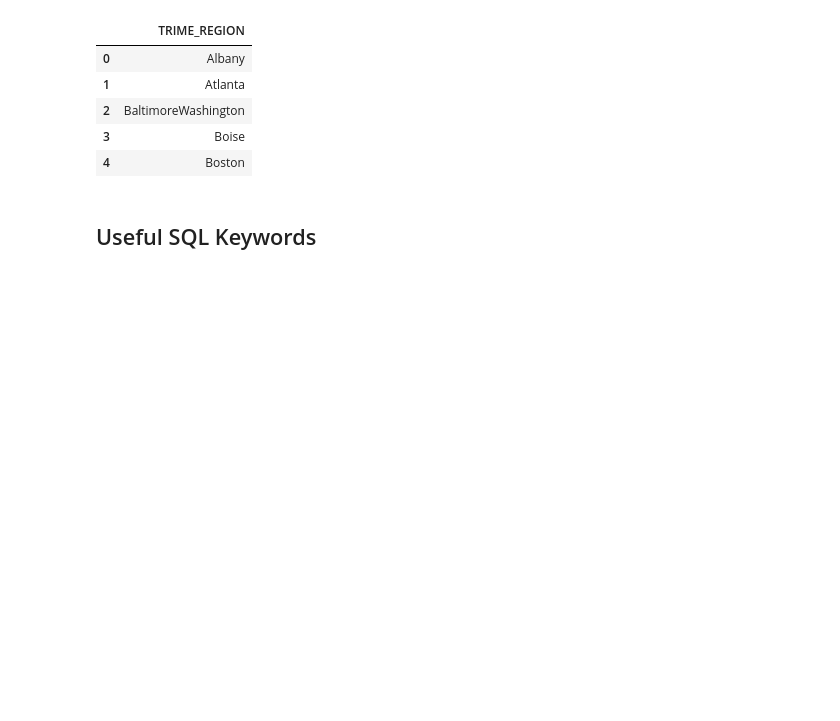
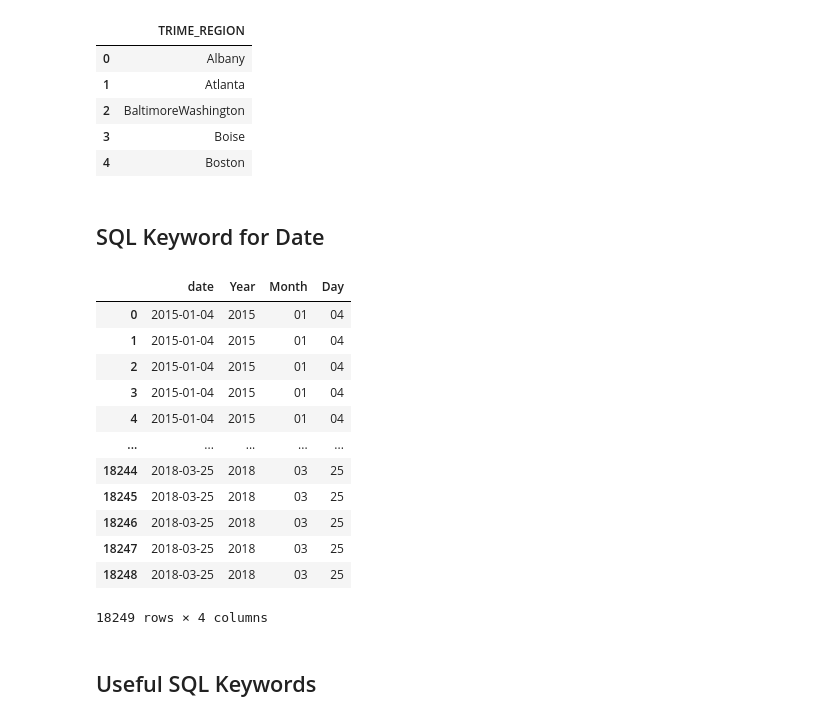
Before and after one commit to ramendrasingla/data-analysis-tutorial, a Jupyter notebook: SQL_Tutorial.ipynb, the cells around one changed output. Saved outputs shown, nothing was run; the diff lists cells and outputs as text; code cells hidden in the pictures; blank space fills up the shorter version.

Commit message:
updated with keywords for date type columns

```diff
--- a/SQL_Tutorial.ipynb
+++ b/SQL_Tutorial.ipynb
@@ -288,6 +288,30 @@ execute_query(query)
 | 2 | BaltimoreWashington |
 | 3 | Boise |
 | 4 | Boston |
+# %% [markdown]
+## SQL Keyword for Date
+# %%
+query = """
+SELECT date, strftime('%Y', date) as "Year",
+strftime('%m', date) as "Month",
+strftime('%d', date) as "Day"
+FROM AVOCADO
+"""
+execute_query(query)
+# %% [output]
+|  | date | Year | Month | Day |
+| 0 | 2015-01-04 | 2015 | 01 | 04 |
+| 1 | 2015-01-04 | 2015 | 01 | 04 |
+| 2 | 2015-01-04 | 2015 | 01 | 04 |
+| 3 | 2015-01-04 | 2015 | 01 | 04 |
+| 4 | 2015-01-04 | 2015 | 01 | 04 |
+| ... | ... | ... | ... | ... |
+| 18244 | 2018-03-25 | 2018 | 03 | 25 |
+| 18245 | 2018-03-25 | 2018 | 03 | 25 |
+| 18246 | 2018-03-25 | 2018 | 03 | 25 |
+| 18247 | 2018-03-25 | 2018 | 03 | 25 |
+| 18248 | 2018-03-25 | 2018 | 03 | 25 |
+18249 rows × 4 columns
 # %% [markdown]
 ## Useful SQL Keywords
 # %%
```
